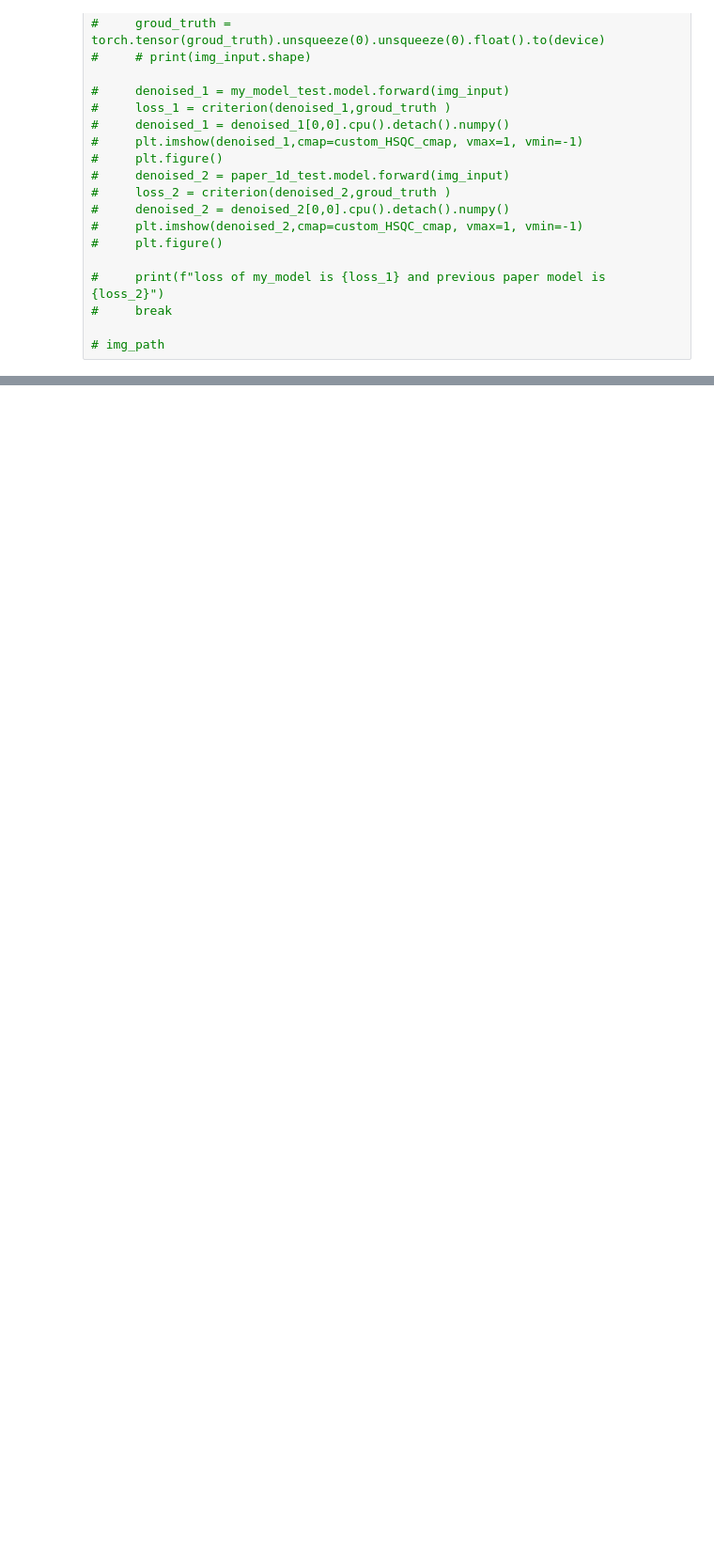
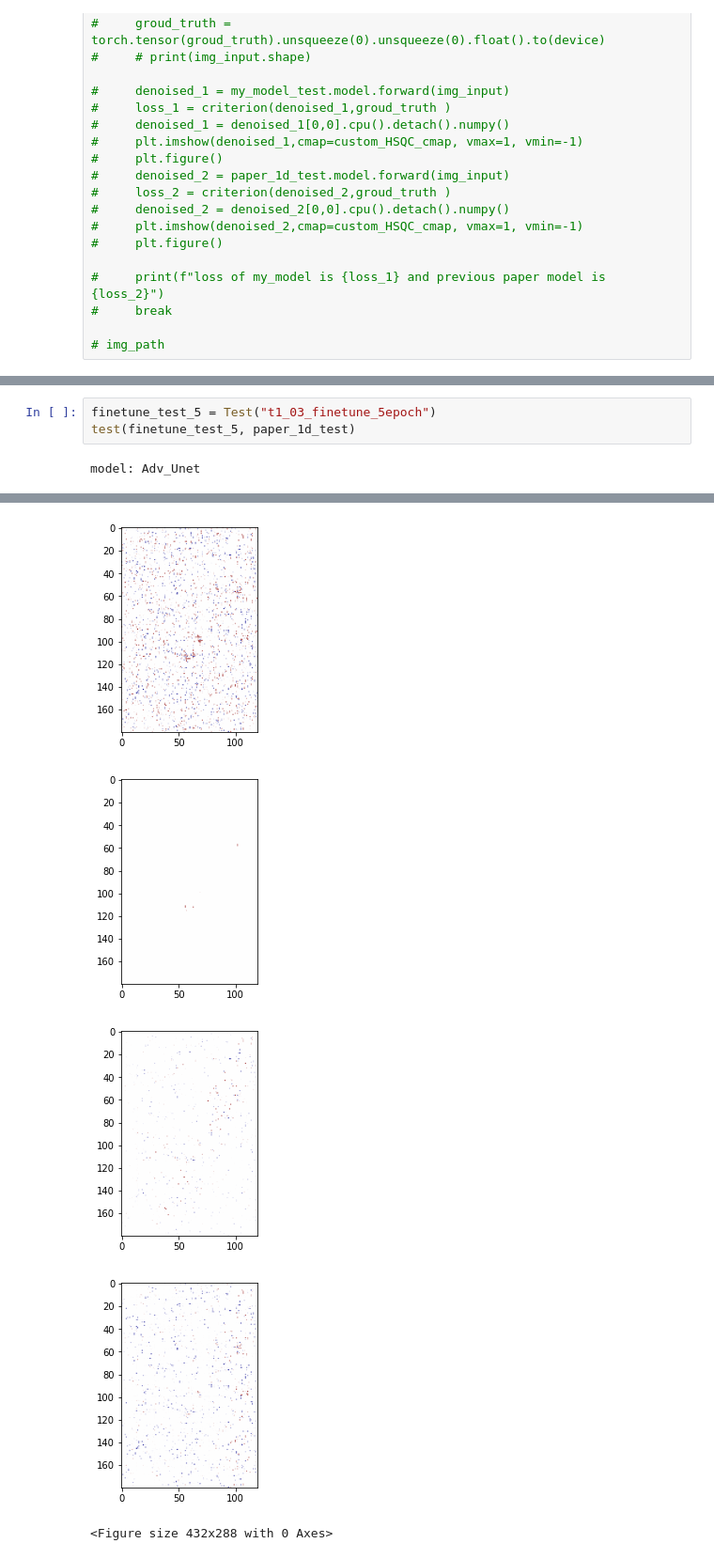
Before and after one commit to xwd0418/autoencoder_denoiser, a Jupyter notebook: testing_real_imgs.ipynb, the cells around one changed output, grey strips where cells are left out. Shown: that part at 94% size. Saved outputs shown, nothing was run; the diff lists cells and outputs as text; blank space fills up the shorter version.

```diff
--- a/testing_real_imgs.ipynb
+++ b/testing_real_imgs.ipynb
@@ -265,0 +275,5 @@ IndexError: too many indices for array: array is 2-dimensional, but 3 were index
+# %%
+finetune_test_5 = Test("t1_03_finetune_5epoch")
+test(finetune_test_5, paper_1d_test)
+# %% [output]
+model: Adv_Unet
@@ -265,0 +282,5 @@ IndexError: too many indices for array: array is 2-dimensional, but 3 were index
+[figure, added]
+[figure, added]
+[figure, added]
+[figure, added]
+<Figure size 432x288 with 0 Axes>
```
Also changed, not shown: parts of 13 cells of this notebook, 3 other files.
